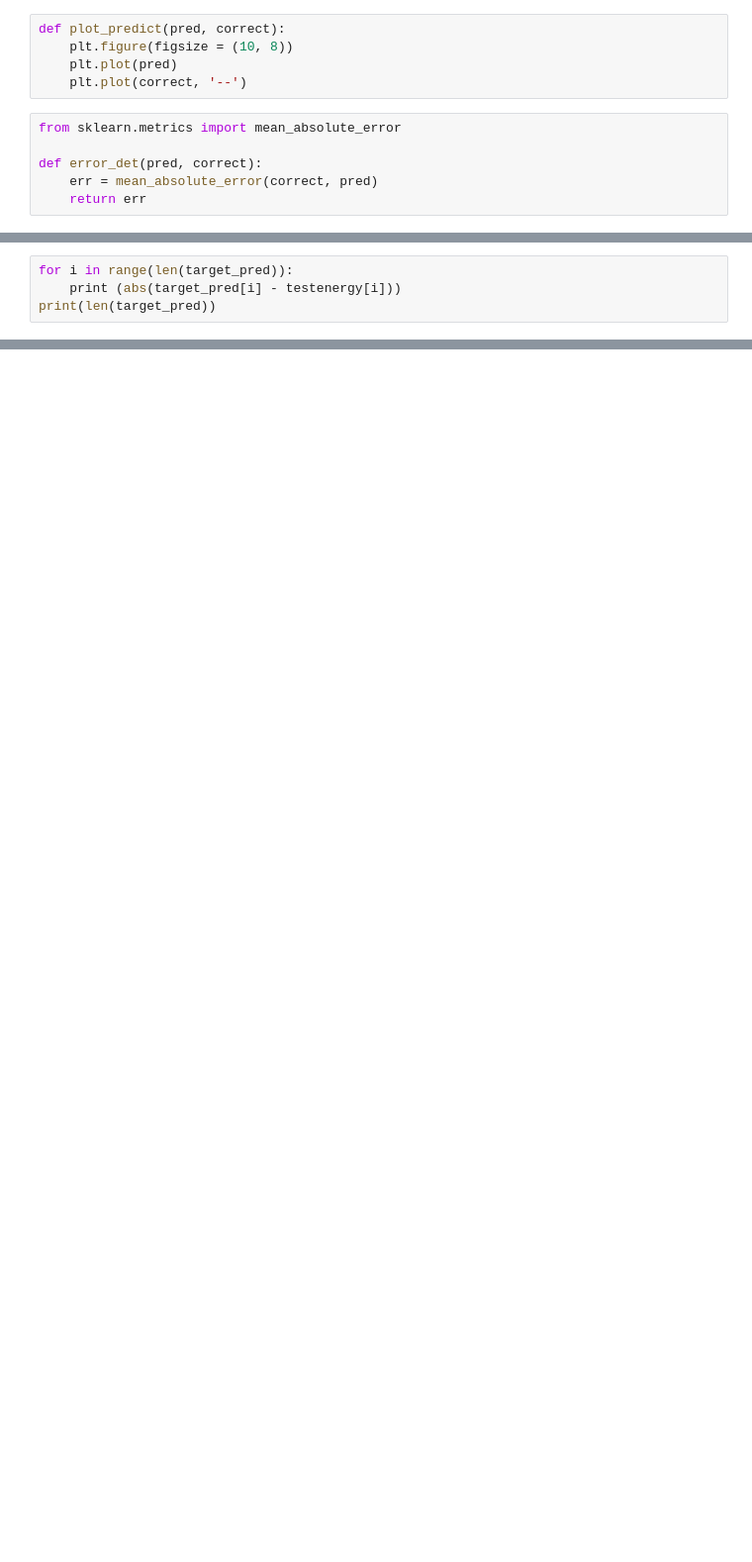
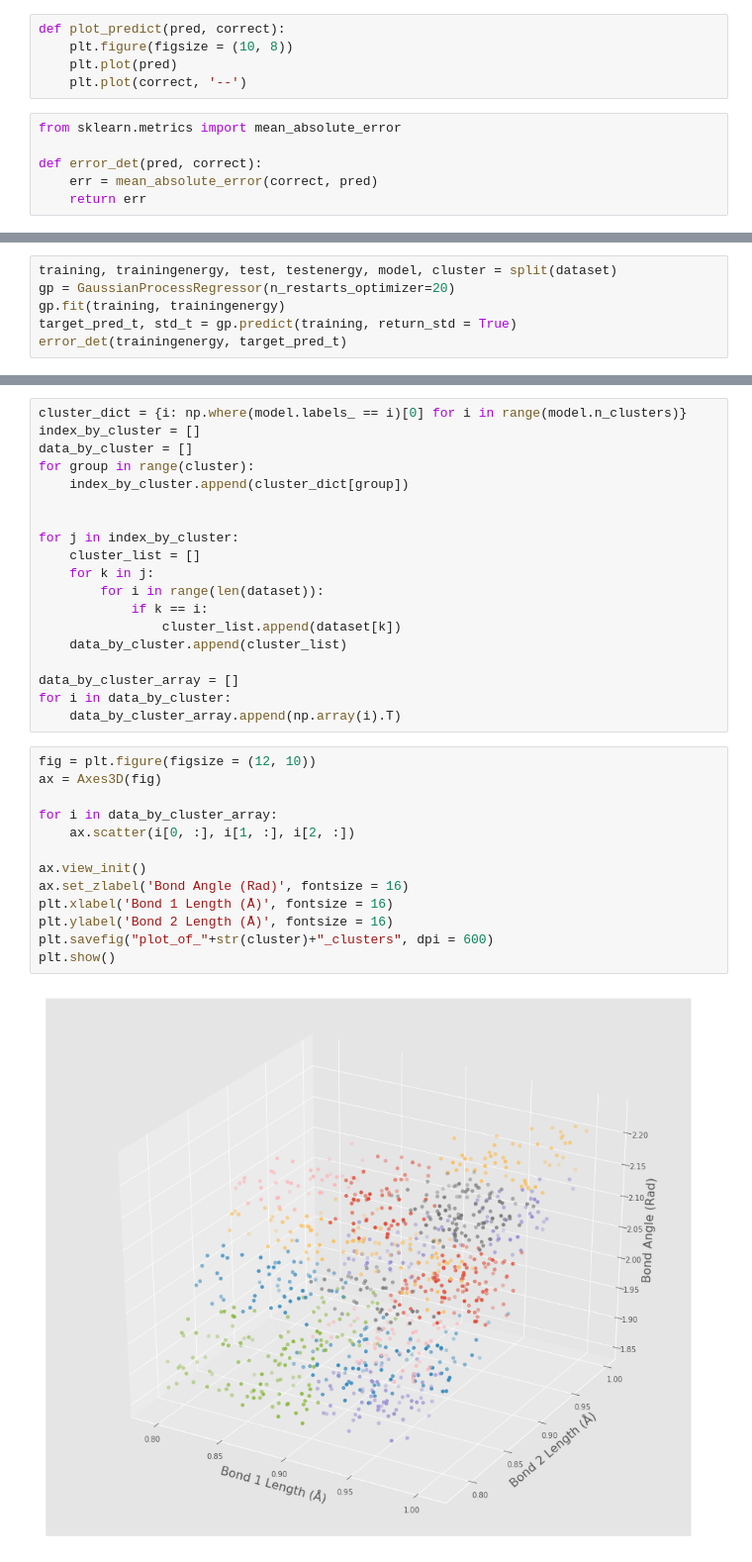
Before and after one commit to simonbatzner/RSI, a Jupyter notebook: RSI 2018-Yatin Chandar.ipynb, the cells around one changed output, grey strips where cells are left out. Shown: that part at 99% size. Saved outputs shown, nothing was run; the diff lists cells and outputs as text; blank space fills up the shorter version.

```diff
--- a/RSI 2018-Yatin Chandar.ipynb
+++ b/RSI 2018-Yatin Chandar.ipynb
@@ -269,4 +204,0 @@ plt.show()
-# %%
-for i in range(len(target_pred)):
-    print (abs(target_pred[i] - testenergy[i]))
-print(len(target_pred))
@@ -575,0 +207,6 @@ mus = tf.stack(
+# %%
+training, trainingenergy, test, testenergy, model, cluster = split(dataset)
+gp = GaussianProcessRegressor(n_restarts_optimizer=20)
+gp.fit(training, trainingenergy)
+target_pred_t, std_t = gp.predict(training, return_std = True)
+error_det(trainingenergy, target_pred_t)
@@ -575,0 +227,34 @@ mus = tf.stack(
+# %%
+cluster_dict = {i: np.where(model.labels_ == i)[0] for i in range(model.n_clusters)}
+index_by_cluster = []
+data_by_cluster = []
+for group in range(cluster):
+    index_by_cluster.append(cluster_dict[group])
+
+
+for j in index_by_cluster:
+    cluster_list = []
+    for k in j:
+        for i in range(len(dataset)):
+            if k == i:
+                cluster_list.append(dataset[k])
+    data_by_cluster.append(cluster_list)
+
+data_by_cluster_array = []
+for i in data_by_cluster:
+    data_by_cluster_array.append(np.array(i).T)
+# %%
+fig = plt.figure(figsize = (12, 10))
+ax = Axes3D(fig)
+
+for i in data_by_cluster_array:
+    ax.scatter(i[0, :], i[1, :], i[2, :])
+
+ax.view_init()
+ax.set_zlabel('Bond Angle (Rad)', fontsize = 16)
+plt.xlabel('Bond 1 Length (Å)', fontsize = 16)
+plt.ylabel('Bond 2 Length (Å)', fontsize = 16)
+plt.savefig("plot_of_"+str(cluster)+"_clusters", dpi = 600)
+plt.show()
+# %% [output]
+[figure, added]
```
Also changed, not shown: parts of 46 cells of this notebook.
